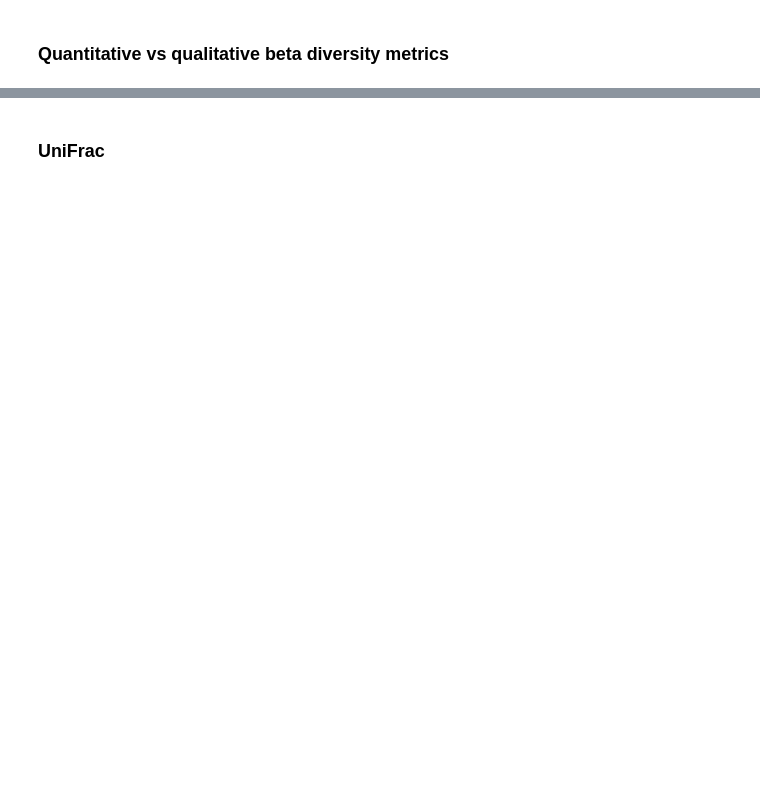
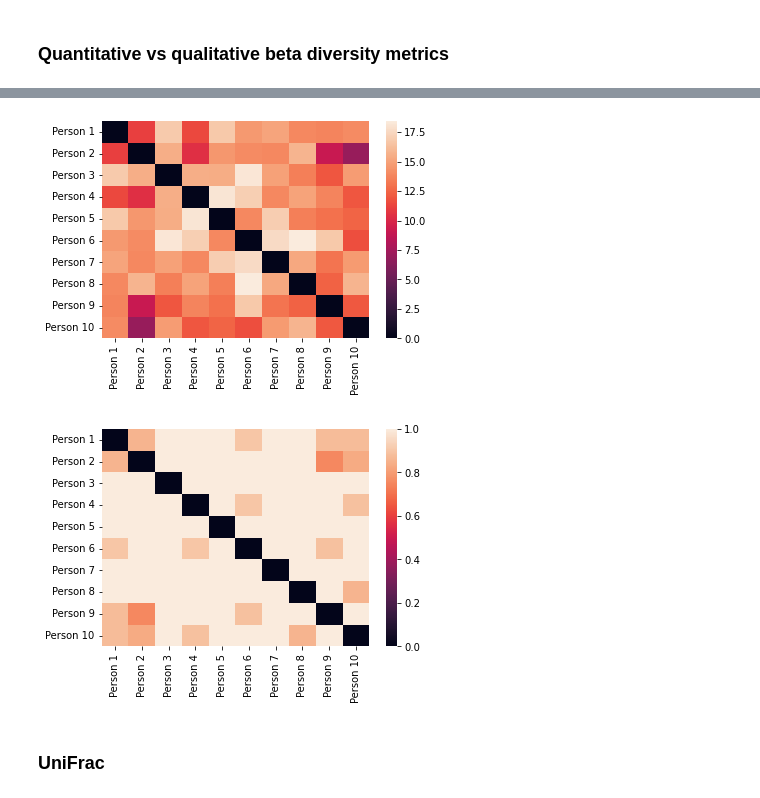
Before and after one commit to sterrettJD/CSCI-6118-Project, a Jupyter notebook: Notebooks/Beta-diversity.ipynb, the cells around one changed output, grey strips where cells are left out. Saved outputs shown, nothing was run; the diff lists cells and outputs as text; code cells hidden in the pictures; blank space fills up the shorter version.

```diff
--- a/Notebooks/Beta-diversity.ipynb
+++ b/Notebooks/Beta-diversity.ipynb
@@ -46,2 +116,19 @@ Colorado Springs       85      63      67           119                 0
+# %%
+euclidean_dist = squareform(pdist(data))
+euclidean_dist = pd.DataFrame(euclidean_dist,
+                              columns=people,
+                              index=people)
+sns.heatmap(euclidean_dist)
+plt.show()
+
+jaccard_dist = squareform(pdist(data, metric="jaccard"))
+jaccard_dist = pd.DataFrame(jaccard_dist,
+                              columns=people,
+                              index=people)
+sns.heatmap(jaccard_dist)
+plt.show()
+# %% [output]
+[figure, added]
+[figure, added]
 # %% [markdown]
 ### UniFrac
```
Also changed, not shown: parts of 12 cells of this notebook.
